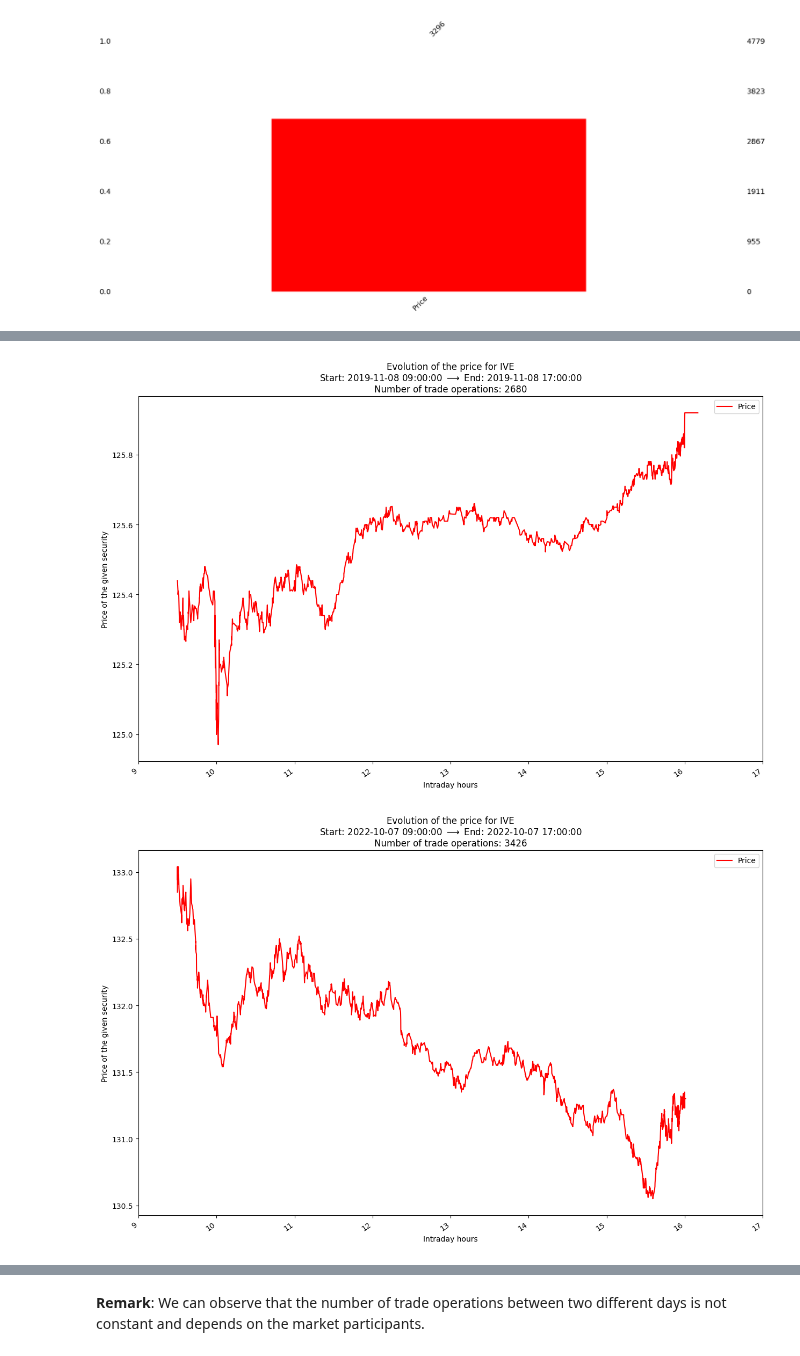
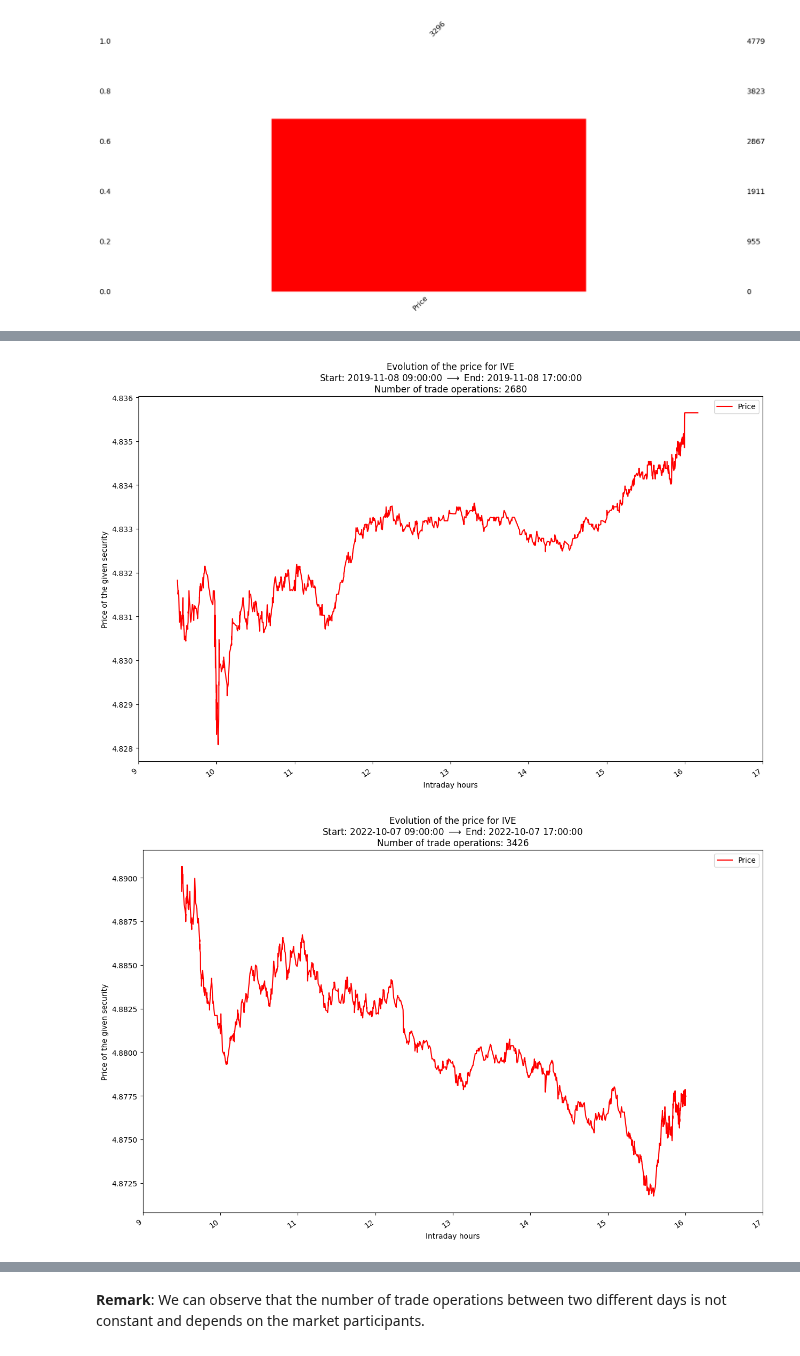
Before and after one commit to lcsrodriguez/HFT-IntradayVol-Estimation, a Jupyter notebook: main.ipynb, the cells around one changed output, grey strips where cells are left out. Drawn from its saved outputs; the diff is of its cells as text; code cells hidden in the pictures.

```diff
--- a/main.ipynb
+++ b/main.ipynb
@@ -188,8 +192,8 @@ def plot_price(day: str = "2018-10-08", process_type: str = "std") -> None:
     _ = plt.xlabel("Intraday hours")
     _ = plt.ylabel("Price of the given security")
 # %%
-plot_price("2019-11-08")
-plot_price("2022-10-07")
+plot_price("2019-11-08", "log")
+plot_price("2022-10-07", "log")
 # %% [output]
-[figure, old version]
+[figure, new version]
-[figure, old version]
+[figure, new version]
```
Also changed, not shown: parts of 19 cells of this notebook.
